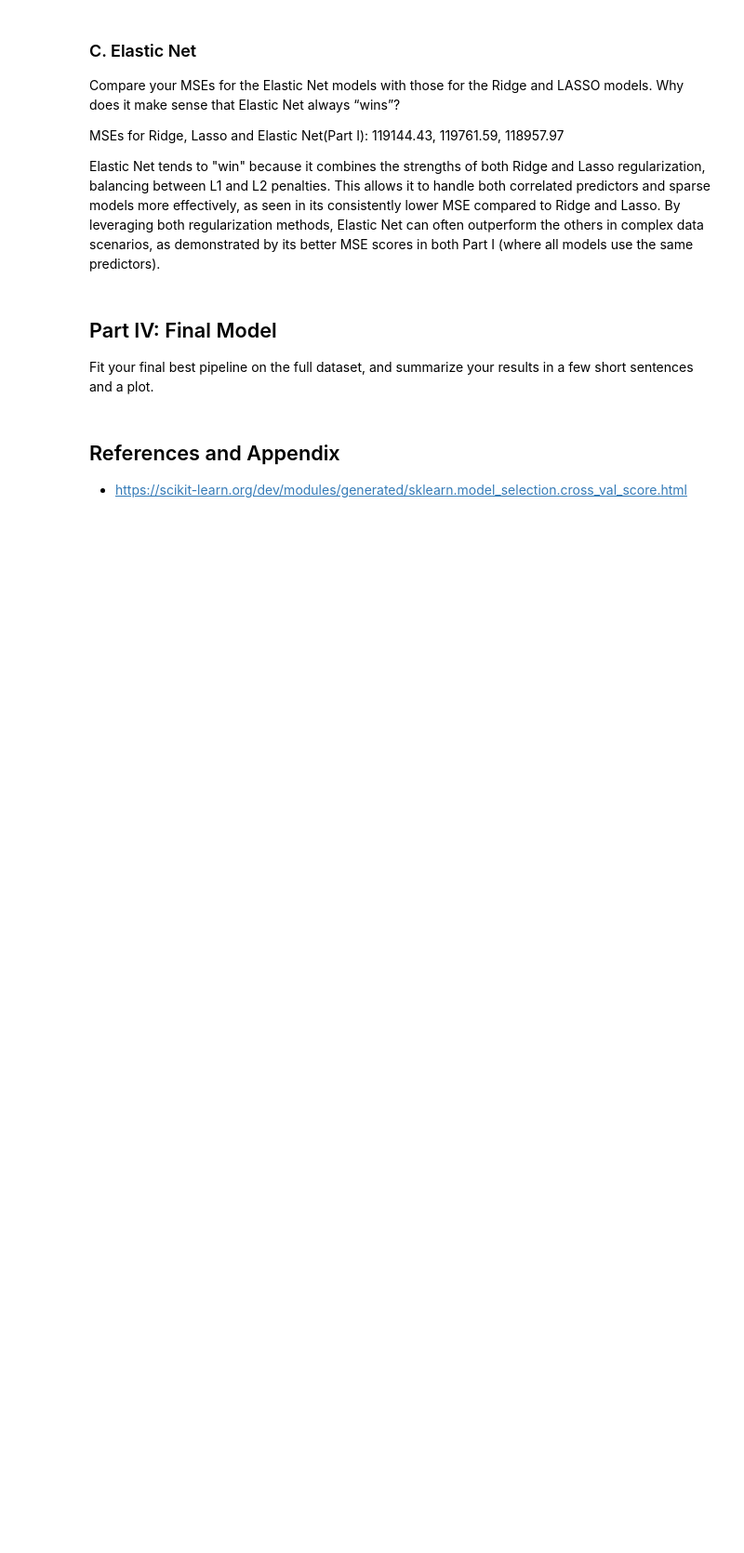
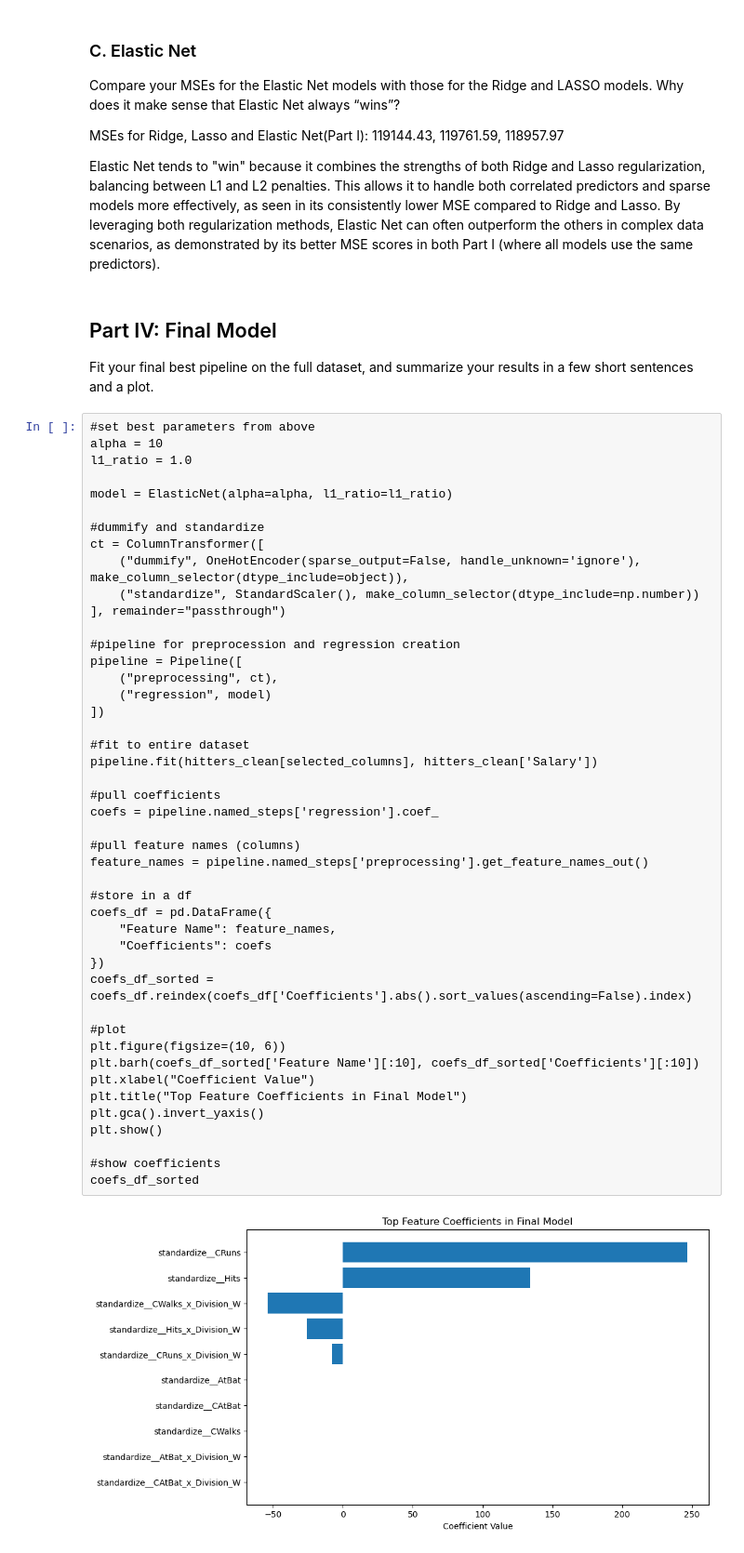
Before and after one commit to stolieerickson/GSB544-Computing, a Jupyter notebook: Labs/Lab6.ipynb, the cells around one changed output. Shown at 93% size. Drawn from its saved outputs; the diff is of its cells as text; blank space fills up the shorter version.

Commit message:
lab6
finalize lab6

```diff
--- a/Labs/Lab6.ipynb
+++ b/Labs/Lab6.ipynb
@@ -594,7 +695,50 @@ Elastic Net tends to "win" because it combines the strengths of both Ridge and L
 ## Part IV: Final Model
 
 Fit your final best pipeline on the full dataset, and summarize your results in a few short sentences and a plot.
-# %% [markdown]
-## References and Appendix
-
-- https://scikit-learn.org/dev/modules/generated/sklearn.model_selection.cross_val_score.html
+# %%
+#set best parameters from above
+alpha = 10
+l1_ratio = 1.0
+
+model = ElasticNet(alpha=alpha, l1_ratio=l1_ratio)
+
+#dummify and standardize
+ct = ColumnTransformer([
+    ("dummify", OneHotEncoder(sparse_output=False, handle_unknown='ignore'), make_column_selector(dtype_include=object)),
+    ("standardize", StandardScaler(), make_column_selector(dtype_include=np.number))
+], remainder="passthrough")
+
+#pipeline for preprocession and regression creation
+pipeline = Pipeline([
+    ("preprocessing", ct),
+    ("regression", model)
+])
+
+#fit to entire dataset
+pipeline.fit(hitters_clean[selected_columns], hitters_clean['Salary'])
+
+#pull coefficients
+coefs = pipeline.named_steps['regression'].coef_
+
+#pull feature names (columns)
+feature_names = pipeline.named_steps['preprocessing'].get_feature_names_out()
+
+#store in a df
+coefs_df = pd.DataFrame({
+    "Feature Name": feature_names,
+    "Coefficients": coefs
+})
+coefs_df_sorted = coefs_df.reindex(coefs_df['Coefficients'].abs().sort_values(ascending=False).index)
+
+#plot
+plt.figure(figsize=(10, 6))
+plt.barh(coefs_df_sorted['Feature Name'][:10], coefs_df_sorted['Coefficients'][:10])
+plt.xlabel("Coefficient Value")
+plt.title("Top Feature Coefficients in Final Model")
+plt.gca().invert_yaxis()
+plt.show()
+
+#show coefficients
+coefs_df_sorted
+# %% [output]
+[figure, added]
```
Also changed, not shown: parts of 15 cells of this notebook, 2 other files.
